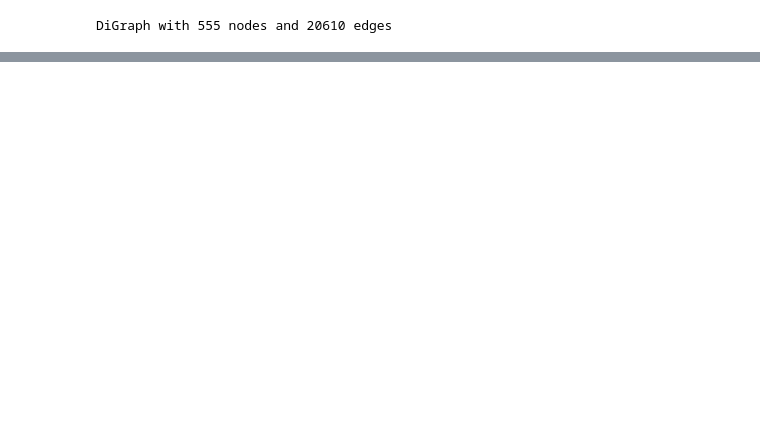
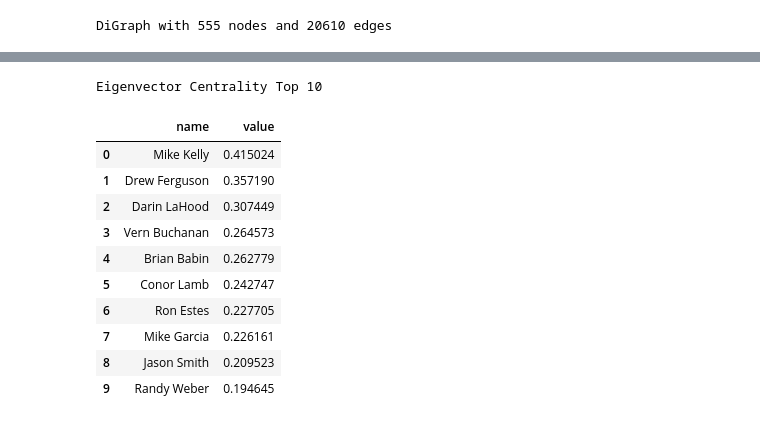
Before and after one commit to macs30200-s22/replication-materials-LynetteDang, a Jupyter notebook: analysis.ipynb, the cells around one changed output, grey strips where cells are left out. Cells and saved outputs as stored; diff of their text form; code cells hidden in the pictures; blank space fills up the shorter version.

```diff
--- a/analysis.ipynb
+++ b/analysis.ipynb
@@ -79,3 +75,4 @@ sorted(bc.items(), key = itemgetter(1), reverse = True)[:10]
 # %%
 ec = nx.eigenvector_centrality_numpy(g, max_iter=500)
-sorted(ec.items(), key = itemgetter(1), reverse = True)[:10]
+ec_top10 = sorted(ec.items(), key = itemgetter(1), reverse = True)[:10]
+ec_top100 = [key for key, value in sorted(ec.items(), key=lambda x: x[1], reverse= True)][:100]
@@ -152,0 +104,17 @@ c
+# %%
+data = pd.DataFrame(ec_top10, columns=['name', 'value'])
+print("Eigenvector Centrality Top 10")
+data
+# %% [output]
+Eigenvector Centrality Top 10
+|  | name | value |
+| 0 | Mike Kelly | 0.415024 |
+| 1 | Drew Ferguson | 0.357190 |
+| 2 | Darin LaHood | 0.307449 |
+| 3 | Vern Buchanan | 0.264573 |
+| 4 | Brian Babin | 0.262779 |
+| 5 | Conor Lamb | 0.242747 |
+| 6 | Ron Estes | 0.227705 |
+| 7 | Mike Garcia | 0.226161 |
+| 8 | Jason Smith | 0.209523 |
+| 9 | Randy Weber | 0.194645 |
```
Also changed, not shown: parts of 22 cells of this notebook, 7 other files.
